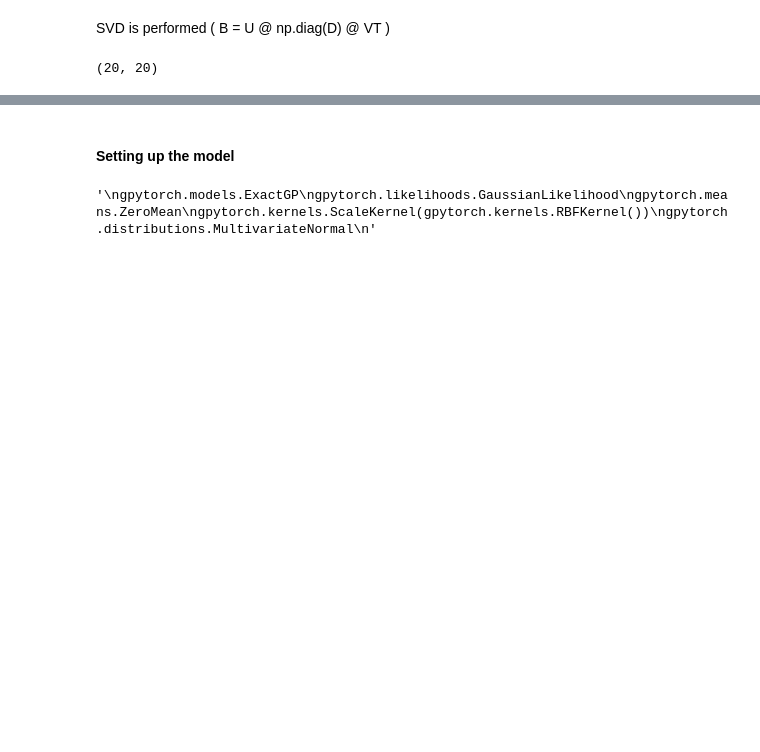
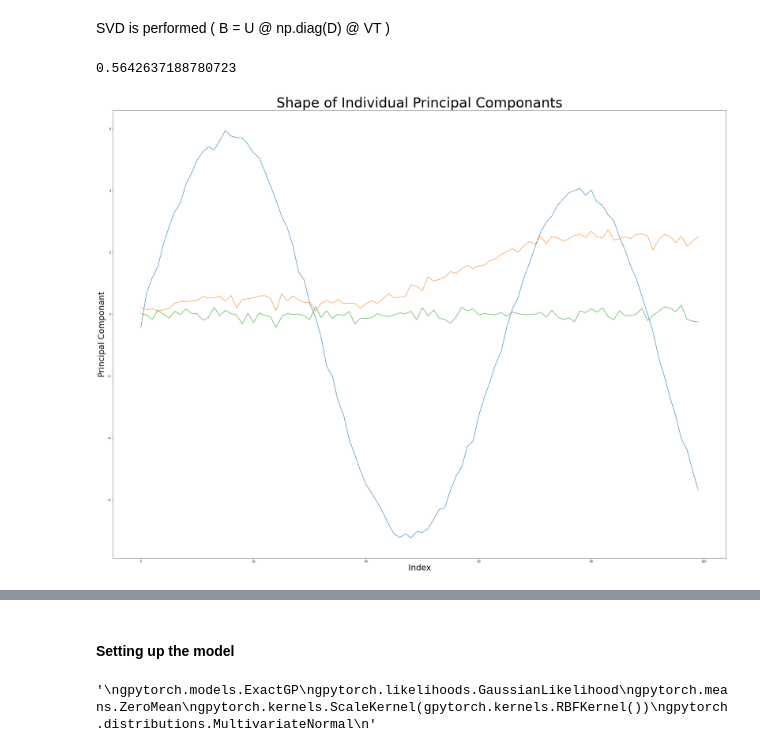
Before and after one commit to BFourcin/Ben-PhD, a Jupyter notebook: Theta_sin_x_Example.ipynb, the cells around one changed output, grey strips where cells are left out. Drawn from its saved outputs; the diff is of its cells as text; code cells hidden in the pictures; blank space fills up the shorter version.

```diff
--- a/Theta_sin_x_Example.ipynb
+++ b/Theta_sin_x_Example.ipynb
@@ -90,12 +91,27 @@ for i in range(len(theta)):
 # %% [markdown]
 SVD is performed ( B = U @ np.diag(D) @ VT )
-# %%
-U, D, VT = np.linalg.svd(B,full_matrices=0)
-
-principal_componant = U @ np.diag(D)
-VT.shape
-# %% [output]
-(20, 20)
+# %%
+U, D, VT = np.linalg.svd(B,full_matrices=0)
+
+principal_componant = U @ np.diag(D)
+
+f, ax = plt.subplots(1, 1, figsize=(40, 30))
+
+ax.set_title('Shape of Individual Principal Componants', fontsize = 50)
+ax.set_xlabel('Index', fontsize = 30)
+ax.set_ylabel('Principal Componant', fontsize = 30)
+
+
+for i in range(3):
+    ax.plot(principal_componant[:,i])
+
+#Normalisation of principal components
+for i in range(len(principal_componant[0])):
+    principal_componant[:, i] = principal_componant[:, i]/ np.linalg.norm(principal_componant[:, i])
+sum(D[0:1])/sum(D)
+# %% [output]
+0.5642637188780723
+[figure, added]
 # %%
 f, ax = plt.subplots(1, 1, figsize=(40, 30))
 
```
Also changed, not shown: parts of 14 cells of this notebook.
